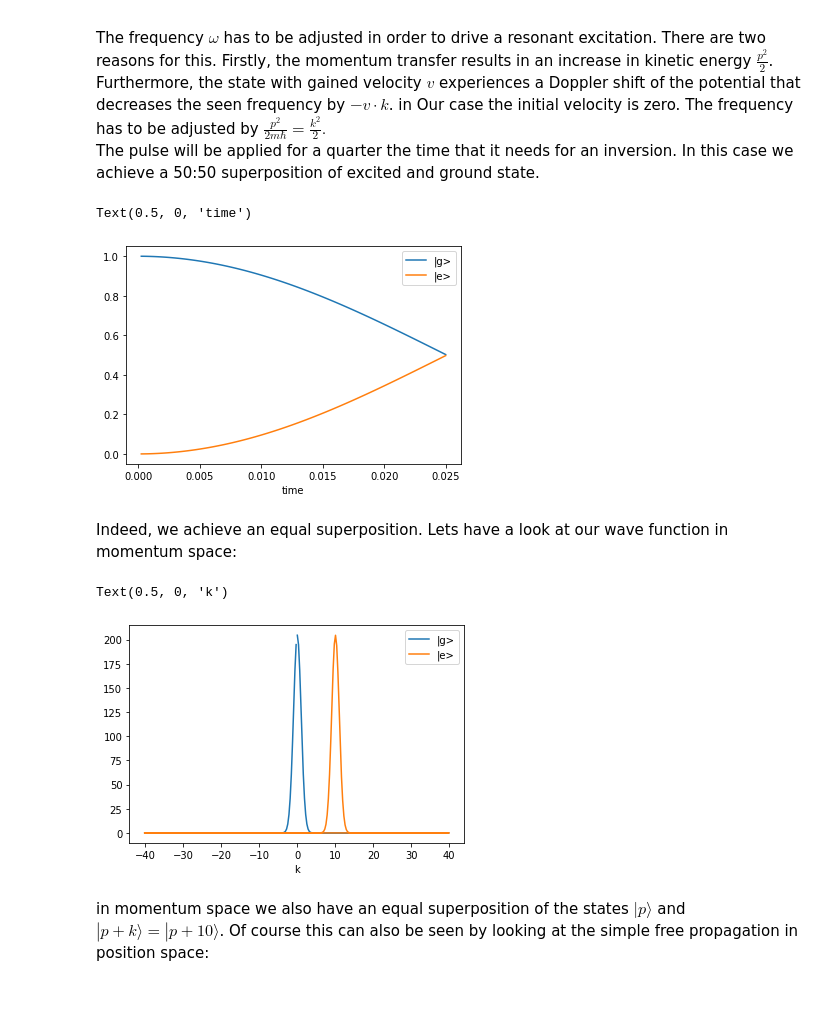
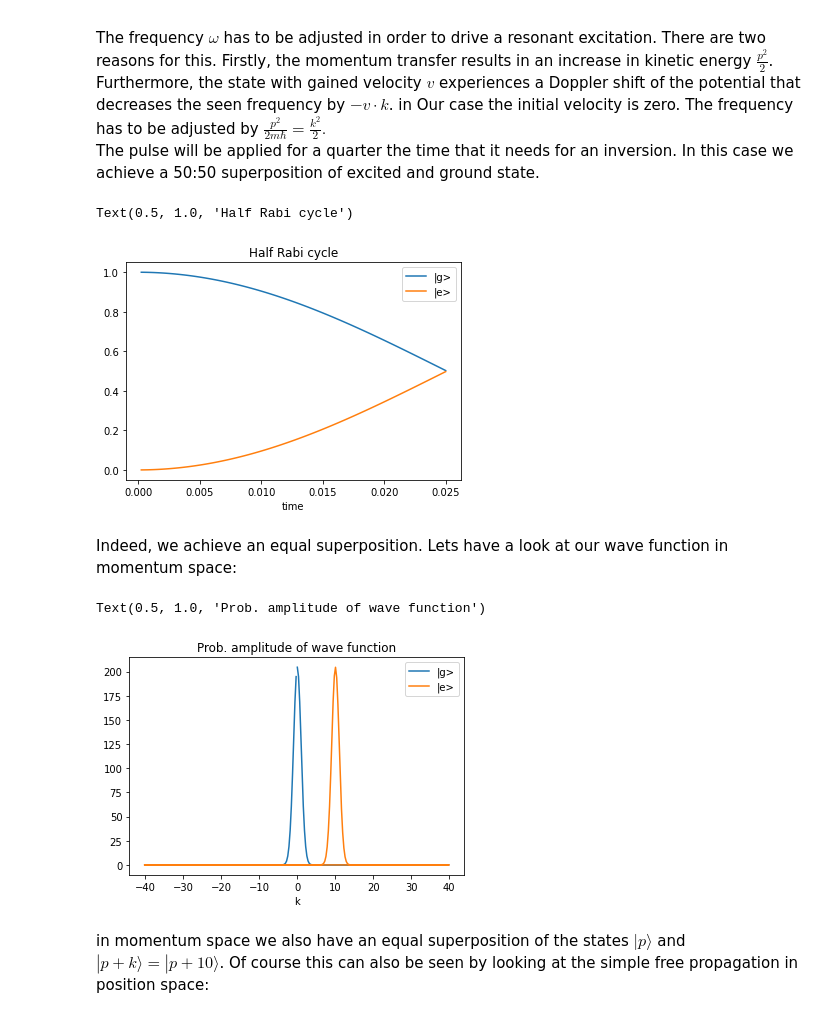
Before and after one commit to savowe/pytalises, a Jupyter notebook: docs/source/additional_examples.ipynb, the cells around one changed output. Drawn from its saved outputs; the diff is of its cells as text; code cells hidden in the pictures.

```diff
--- a/docs/source/additional_examples.ipynb
+++ b/docs/source/additional_examples.ipynb
@@ -89,26 +91,27 @@ The pulse will be applied for a quarter the time that it needs for an inversion.
 # %%
 V = ["0", "Omega_Rabi/2*exp(-1j*((omega+k**2/2)*t-k*x))", "omega"]
 
 f_Rabi = 10
 Omega_Rabi = 2*np.pi*f_Rabi
 pulse_length = 1/f_Rabi/4 # length for 50:50 beamsplitter pulse
 num_time_steps = 100
 pop = np.zeros((num_time_steps, 2))
 time = np.zeros(num_time_steps)
 
 for i in range(num_time_steps):
     psi.propagate(V, num_time_steps=1,
         delta_t=pulse_length/num_time_steps,
         variables={'Omega_Rabi': Omega_Rabi, 'omega': 10, 'k':10})
     pop[i,:] = psi.state_occupation()
     time[i] = psi.t
 
 lines = plt.plot(time, pop)
 plt.legend(lines, ('|g>', '|e>'))
 plt.xlabel("time")
+plt.title("Half Rabi cycle")
 # %% [output]
-Text(0.5, 0, 'time')
+Text(0.5, 1.0, 'Half Rabi cycle')
-[figure, old version]
+[figure, new version]
 # %% [markdown]
 Indeed, we achieve an equal superposition. Lets have a look at our wave function in momentum space:
 # %%
@@ -116,9 +119,10 @@ psi.fft()
 lines = plt.plot(psi.k, np.abs(psi.amp)**2)
 plt.legend(lines, ('|g>', '|e>'))
 plt.xlabel("k")
+plt.title("Prob. amplitude of wave function")
 # %% [output]
-Text(0.5, 0, 'k')
+Text(0.5, 1.0, 'Prob. amplitude of wave function')
-[figure, old version]
+[figure, new version]
 # %% [markdown]
 in momentum space we also have an equal superposition of the states $|p\rangle$ and $|p+k\rangle=|p+10\rangle$.
 Of course this can also be seen by looking at the simple free propagation in position space:
```
Also changed, not shown: parts of 23 cells of this notebook, 6 other files.
